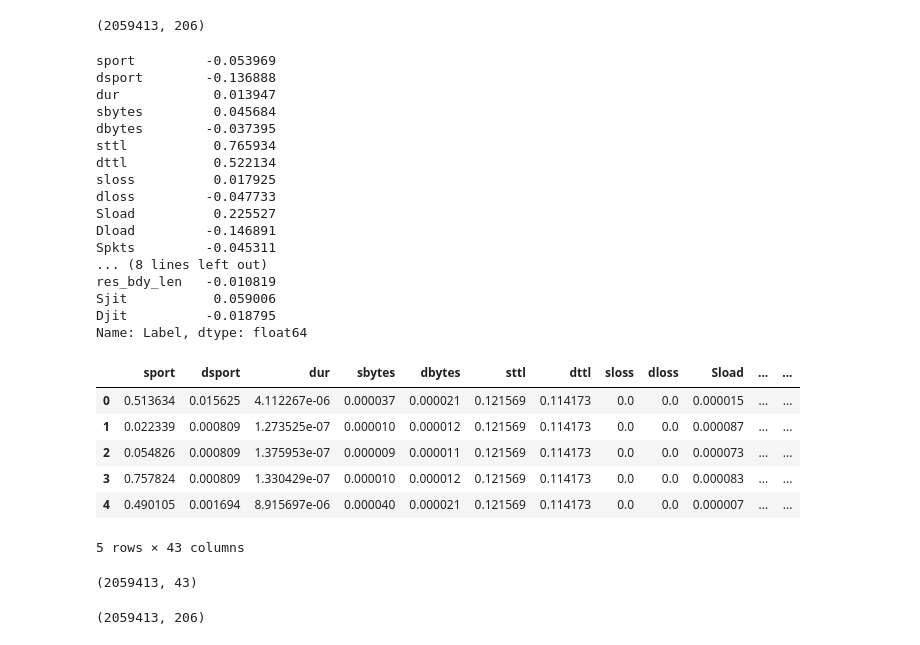
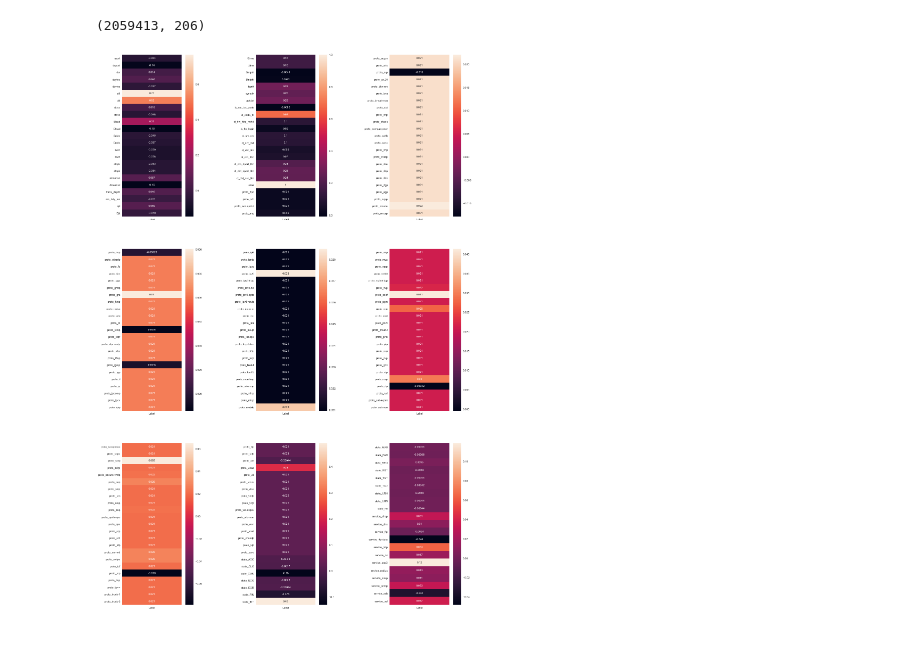
Before and after one commit to raghavverma651/Semester5Project, a Jupyter notebook: DataAnalysis.ipynb, the cells around one changed output. Drawn from its saved outputs; the diff is of its cells as text; code cells hidden in the pictures.

```diff
--- a/DataAnalysis.ipynb
+++ b/DataAnalysis.ipynb
@@ -121,6 +121,8 @@ df.select_dtypes(exclude=np.number)
 | 2540041 | tcp | CON | http | NaN |
 | 2540042 | tcp | CON | pop3 | NaN |
 2059413 rows × 4 columns
+# %%
+df['ct_ftp_cmd']=df['ct_ftp_cmd'].astype(float)
 # %%
 dummies=pd.get_dummies(df[['proto','state','service']])
 # %%
@@ -133,38 +135,19 @@ df.shape
 (2059413, 206)
 # %%
 dfcorr=df.corr()
-# %%
-dfcorr['Label'].iloc[0:23]
-# %% [output]
-sport         -0.053969
-dsport        -0.136888
-dur            0.013947
-sbytes         0.045684
-dbytes        -0.037395
-sttl           0.765934
-dttl           0.522134
-sloss          0.017925
-dloss         -0.047733
-Sload          0.225527
-Dload         -0.146891
-Spkts         -0.045311
-... (8 lines left out)
-res_bdy_len   -0.010819
-Sjit           0.059006
-Djit          -0.018795
-Name: Label, dtype: float64
 # %%
 plt.style.use('seaborn')
-fig, axes = plt.subplots(3, 3, figsize=(20, 35))
+fig, axes = plt.subplots(3, 3, figsize=(23, 38))
 sns.heatmap(pd.DataFrame(dfcorr['Label'][0:23]),annot=True,ax=axes[0][0])
 sns.heatmap(pd.DataFrame(dfcorr['Label'][23:46]),annot=True,ax=axes[0][1])
 sns.heatmap(pd.DataFrame(dfcorr['Label'][46:69]),annot=True,ax=axes[0][2])
-plt.subplots_adjust(left=None, bottom=0.004, right=None, top=0.005, wspace=0.6, hspace=None)
+plt.subplots_adjust(left=None, bottom=None, right=None, top=None, wspace=0.8, hspace=None)
 sns.heatmap(pd.DataFrame(dfcorr['Label'][69:92]),annot=True,ax=axes[1][0])
 sns.heatmap(pd.DataFrame(dfcorr['Label'][92:115]),annot=True,ax=axes[1][1])
 sns.heatmap(pd.DataFrame(dfcorr['Label'][115:138]),annot=True,ax=axes[1][2])
 sns.heatmap(pd.DataFrame(dfcorr['Label'][138:161]),annot=True,ax=axes[2][0])
 sns.heatmap(pd.DataFrame(dfcorr['Label'][161:184]),annot=True,ax=axes[2][1])
 sns.heatmap(pd.DataFrame(dfcorr['Label'][184:]),annot=True,ax=axes[2][2])
-fig.suptitle("Correlations of Packet Details with Attacks",fontsize=70.0)
 fig.savefig('correlations.jpg')
+# %% [output]
+[figure, added]
@@ -174,19 +153,0 @@ df.iloc[:,0:42]=scaler.fit_transform(df.iloc[:,0:42])
-# %%
-df.head()
-# %% [output]
-|  | sport | dsport | dur | sbytes | dbytes | sttl | dttl | sloss | dloss | Sload | ... | ... |
-| 0 | 0.513634 | 0.015625 | 4.112267e-06 | 0.000037 | 0.000021 | 0.121569 | 0.114173 | 0.0 | 0.0 | 0.000015 | ... | ... |
-| 1 | 0.022339 | 0.000809 | 1.273525e-07 | 0.000010 | 0.000012 | 0.121569 | 0.114173 | 0.0 | 0.0 | 0.000087 | ... | ... |
-| 2 | 0.054826 | 0.000809 | 1.375953e-07 | 0.000009 | 0.000011 | 0.121569 | 0.114173 | 0.0 | 0.0 | 0.000073 | ... | ... |
-| 3 | 0.757824 | 0.000809 | 1.330429e-07 | 0.000010 | 0.000012 | 0.121569 | 0.114173 | 0.0 | 0.0 | 0.000083 | ... | ... |
-| 4 | 0.490105 | 0.001694 | 8.915697e-06 | 0.000040 | 0.000021 | 0.121569 | 0.114173 | 0.0 | 0.0 | 0.000007 | ... | ... |
-5 rows × 43 columns
-# %%
-df.shape
-# %% [output]
-(2059413, 43)
-# %%
-df=pd.concat([df,dummies],axis=1)
-df.shape
-# %% [output]
-(2059413, 206)
```
Also changed, not shown: parts of 5 cells of this notebook, 2 other files.
